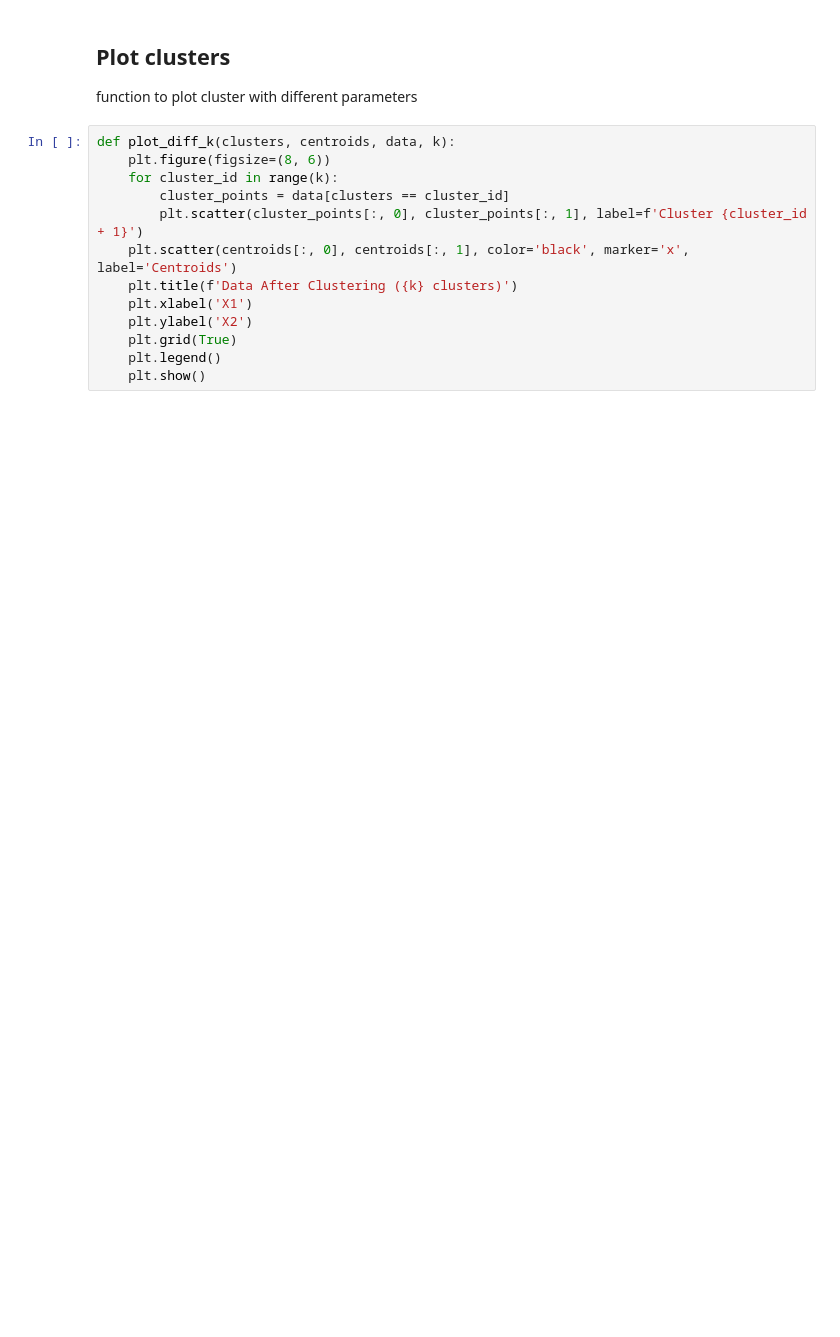
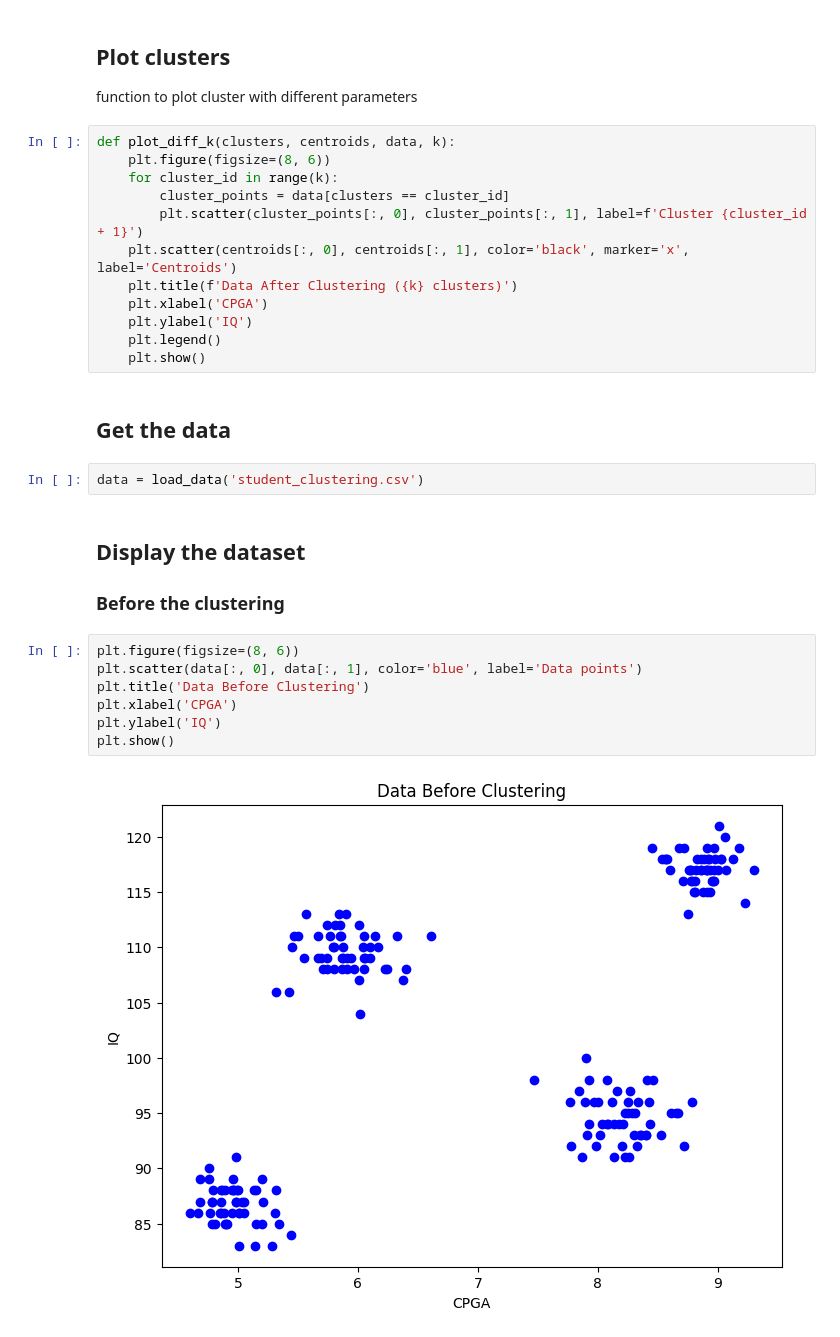
Before and after one commit to tikiid/k_mean_scratch, a Jupyter notebook: kmeanfs.ipynb, the cells around one changed output. Drawn from its saved outputs; the diff is of its cells as text; blank space fills up the shorter version.

```diff
--- a/kmeanfs.ipynb
+++ b/kmeanfs.ipynb
@@ -110,11 +94,27 @@ def plot_diff_k(clusters, centroids, data, k):
         plt.scatter(cluster_points[:, 0], cluster_points[:, 1], label=f'Cluster {cluster_id + 1}')
     plt.scatter(centroids[:, 0], centroids[:, 1], color='black', marker='x', label='Centroids')
     plt.title(f'Data After Clustering ({k} clusters)')
-    plt.xlabel('X1')
-    plt.ylabel('X2')
-    plt.grid(True)
+    plt.xlabel('CPGA')
+    plt.ylabel('IQ')
     plt.legend()
     plt.show()
+# %% [markdown]
+## Get the data
+# %%
+data = load_data('student_clustering.csv')
+# %% [markdown]
+## Display the dataset
+
+### Before the clustering
+# %%
+plt.figure(figsize=(8, 6))
+plt.scatter(data[:, 0], data[:, 1], color='blue', label='Data points')
+plt.title('Data Before Clustering')
+plt.xlabel('CPGA')
+plt.ylabel('IQ')
+plt.show()
+# %% [output]
+[figure, added]
 # %% [markdown]
 ## Implementation
 
```
Also changed, not shown: parts of 5 cells of this notebook.
